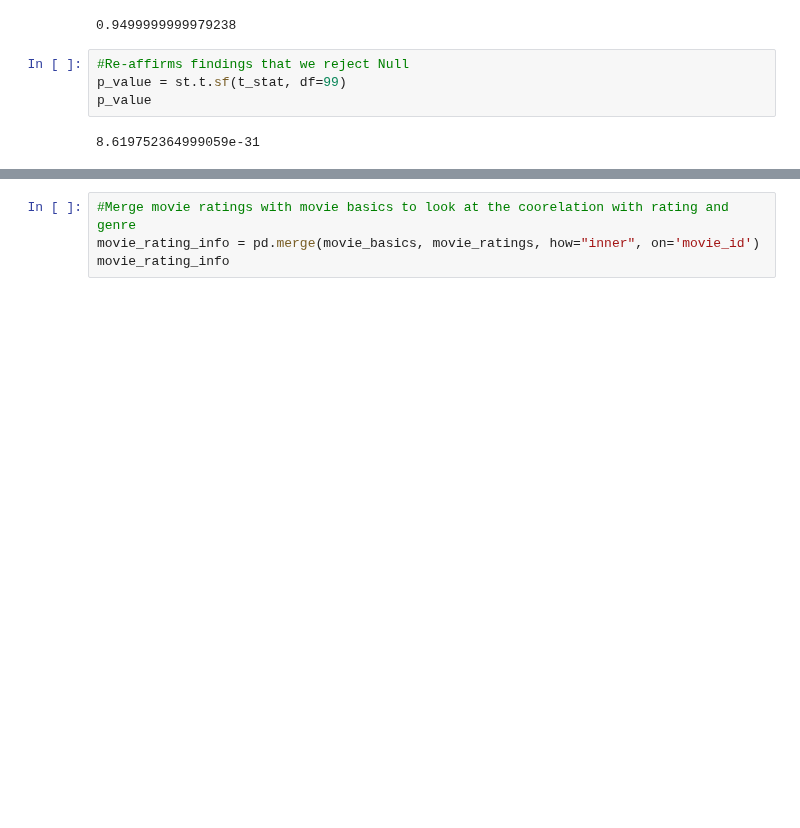
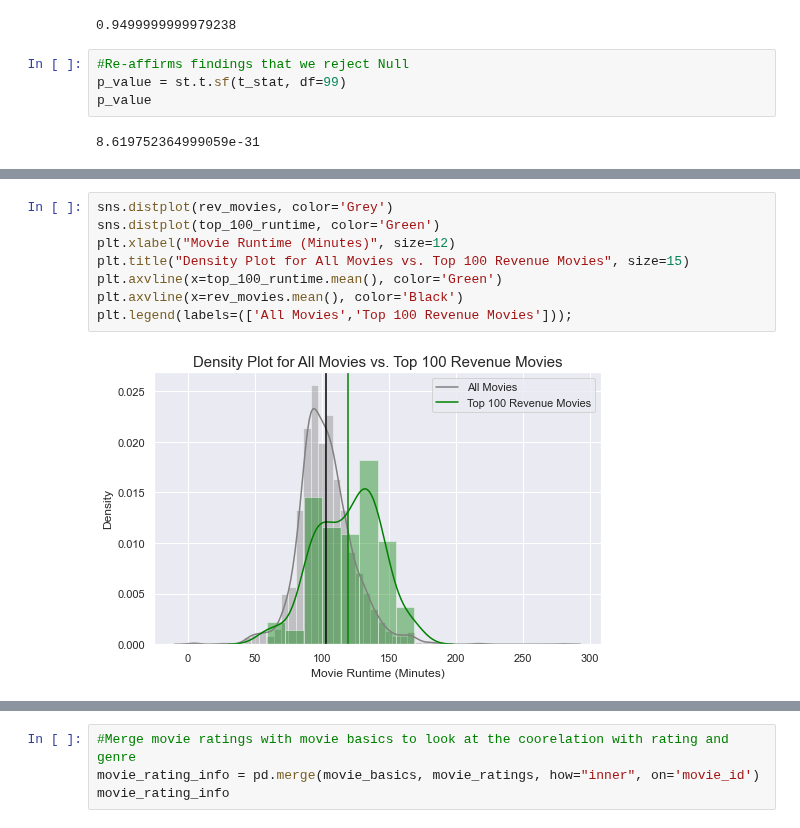
Before and after one commit to reboyce/Gilbert-Team-Repo, a Jupyter notebook: Notebooks/Final Notebook.ipynb, the cells around one changed output, grey strips where cells are left out. Drawn from its saved outputs; the diff is of its cells as text; blank space fills up the shorter version.

```diff
--- a/Notebooks/Final Notebook.ipynb
+++ b/Notebooks/Final Notebook.ipynb
@@ -242,0 +243,10 @@ p_value
+# %%
+sns.distplot(rev_movies, color='Grey')
+sns.distplot(top_100_runtime, color='Green')
+plt.xlabel("Movie Runtime (Minutes)", size=12)
+plt.title("Density Plot for All Movies vs. Top 100 Revenue Movies", size=15)
+plt.axvline(x=top_100_runtime.mean(), color='Green')
+plt.axvline(x=rev_movies.mean(), color='Black')
+plt.legend(labels=(['All Movies','Top 100 Revenue Movies']));
+# %% [output]
+[figure, added]
```
Also changed, not shown: parts of 43 cells of this notebook.
